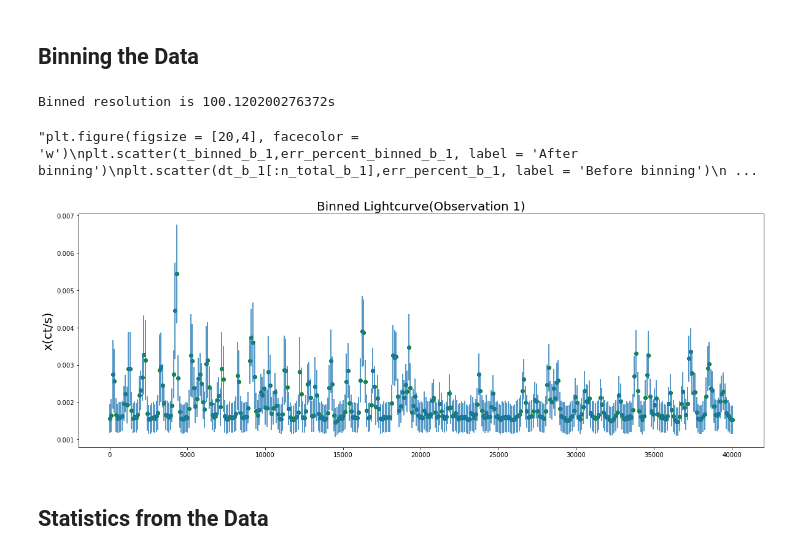
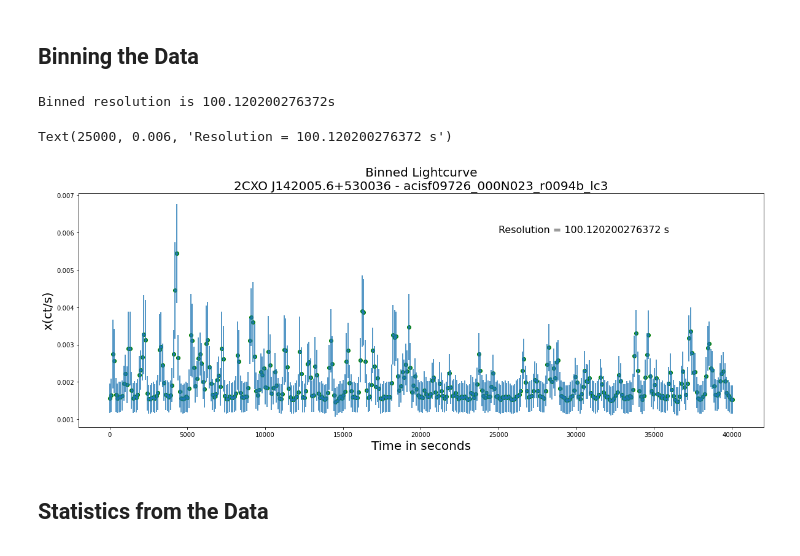
Before and after one commit to Samrat0512/IIST-MS-Project, a Jupyter notebook: Lightcurves/new_source_11/ACIS_Broad_Band.ipynb, the cells around one changed output. Saved outputs shown, nothing was run; the diff lists cells and outputs as text; code cells hidden in the pictures.

```diff
--- a/Lightcurves/new_source_11/ACIS_Broad_Band.ipynb
+++ b/Lightcurves/new_source_11/ACIS_Broad_Band.ipynb
@@ -85,36 +86,38 @@ for i in range(n_bin_b_1):
 for i in range(n_bin_b_1):
     sum_err_sq = 0
     for j in range((bin_size_b_1)):
         #summing and averaging all the counts
         cr_binned_b_1[i] += net_count_rate_b_1[j+i*bin_size_b_1]/bin_size_b_1
         #summing square errors
         sum_err_sq += net_err_b_1[j+i*bin_size_b_1]**2
     err_binned_b_1[i] = (sum_err_sq/bin_size_b_1**2)**0.5
 
 #Percentage error before and after binning
 err_percent_binned_b_1 = []
 err_percent_b_1 = []
 for i in range(n_bin_b_1):
     err_percent_binned_b_1.append((err_binned_b_1[i]/cr_binned_b_1[i])*100)
 for i in range(n_total_b_1):
     err_percent_b_1.append((net_err_b_1[i]/net_count_rate_b_1[i])*100)
 
 plt.figure(figsize = [20,7], facecolor = 'w')
 plt.scatter(t_binned_b_1,cr_binned_b_1,c='green')
 plt.errorbar(t_binned_b_1, cr_binned_b_1, err_binned_b_1,fmt = '.')
-plt.title('Binned Lightcurve(Observation 1)', fontsize = 20)
+plt.title('Binned Lightcurve\n2CXO J142005.6+530036 - acisf09726_000N023_r0094b_lc3', fontsize = 20)
 plt.ylabel('x(ct/s)', fontsize = 20)
+plt.xlabel('Time in seconds', fontsize = 20)
 '''plt.figure(figsize = [20,4], facecolor = 'w')
 plt.scatter(t_binned_b_1,err_percent_binned_b_1, label = 'After binning')
 plt.scatter(dt_b_1[:n_total_b_1],err_percent_b_1, label = 'Before binning')
 #plt.ylim(9.3,11)
 plt.ylabel('%-age error in x', fontsize = 20)
 plt.xlabel('Time in seconds', fontsize = 20)
 plt.legend(fontsize = 20)'''
+plt.text(25000,0.006,s=f'Resolution = {binned_resolution_b_1} s', fontsize = 16)
 # %% [output]
 Binned resolution is 100.120200276372s
-"plt.figure(figsize = [20,4], facecolor = 'w')\nplt.scatter(t_binned_b_1,err_percent_binned_b_1, label = 'After binning')\nplt.scatter(dt_b_1[:n_total_b_1],err_percent_b_1, label = 'Before binning')\n ...
+Text(25000, 0.006, 'Resolution = 100.120200276372 s')
-[figure, old version]
+[figure, new version]
 # %% [markdown]
 ## Statistics from the Data
 # %%
```
Also changed, not shown: parts of 9 cells of this notebook, 39 other files.
